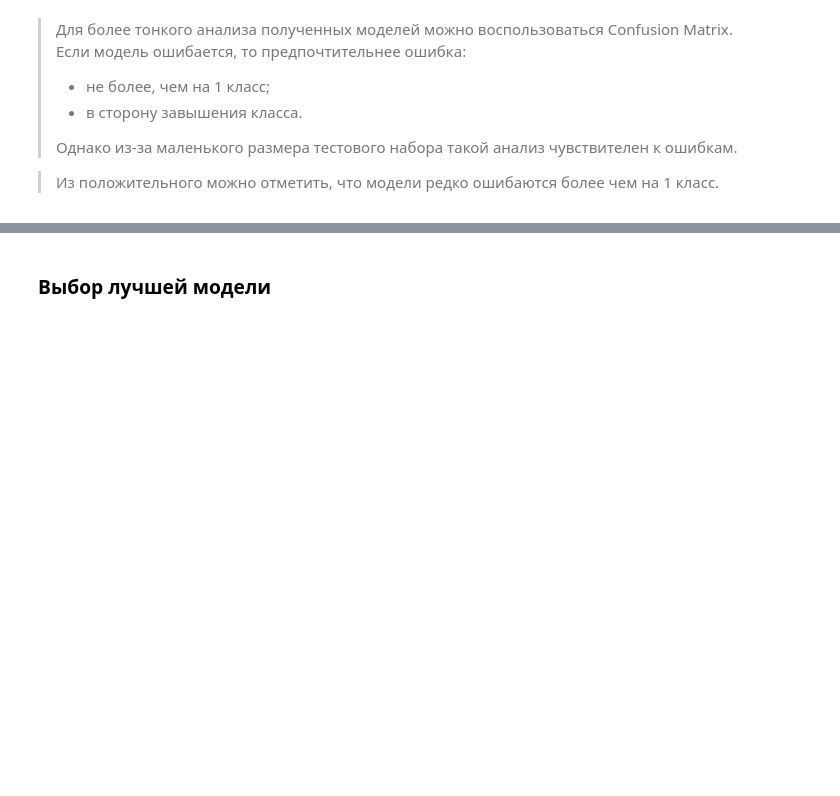
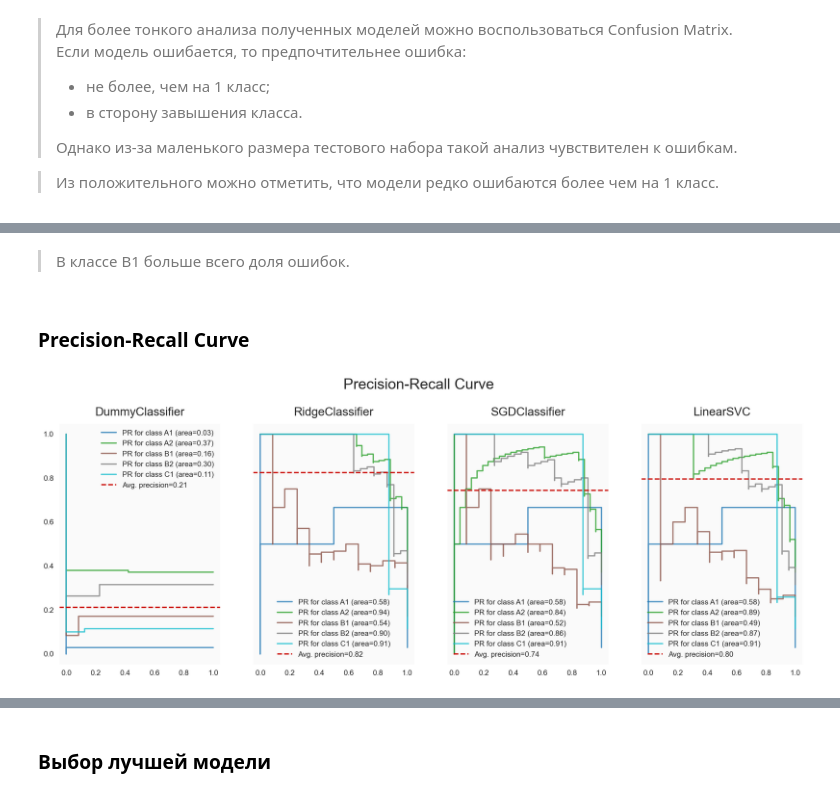
Before and after one commit to Nanobelka/english_subtitles_level, a Jupyter notebook: ML/4_model.ipynb, the cells around one changed output, grey strips where cells are left out. Cells and saved outputs as stored; diff of their text form; code cells hidden in the pictures; blank space fills up the shorter version.

```diff
--- a/ML/4_model.ipynb
+++ b/ML/4_model.ipynb
@@ -757,0 +780,27 @@ for item in range(models.shape[0]):
+# %% [markdown]
+> В классе B1 больше всего доля ошибок.
+# %% [markdown]
+### Precision-Recall Curve
+# %%
+n_plot = models.shape[0]
+
+fig, ax = plt.subplots(figsize=(18,6), ncols=n_plot, dpi=PLOT_DPI, sharey=True)
+fig.suptitle('Precision-Recall Curve', fontsize=20, y=1.02)
+
+for item in range(n_plot):
+    viz = PrecisionRecallCurve(
+                               models.loc[item,'model'].fit(X_train, Y_train),
+                               classes=sorted(Y_train.unique()),  # тонкий момент: правильно вынуть названия классов?
+                               per_class=True,
+                               cmap='tab10',
+                               ax=ax[item],
+                              )
+    viz.fit(X_train, Y_train)
+    viz.score(X_valid, Y_valid)
+    ax[item].legend()
+    ax[item].grid(False)
+    ax[item].set_title(f"{models.loc[item,'name']}")
+
+plt.show()
+# %% [output]
+[figure, added]
```
Also changed, not shown: parts of 17 cells of this notebook.
